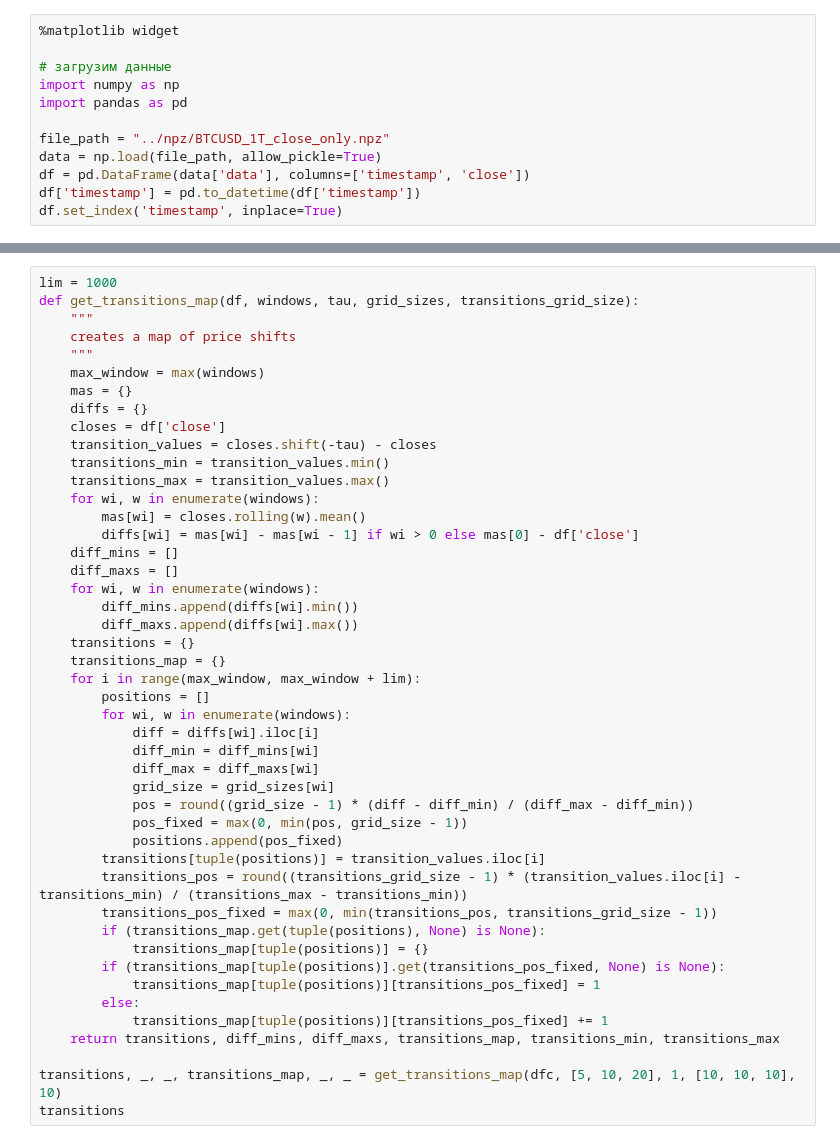
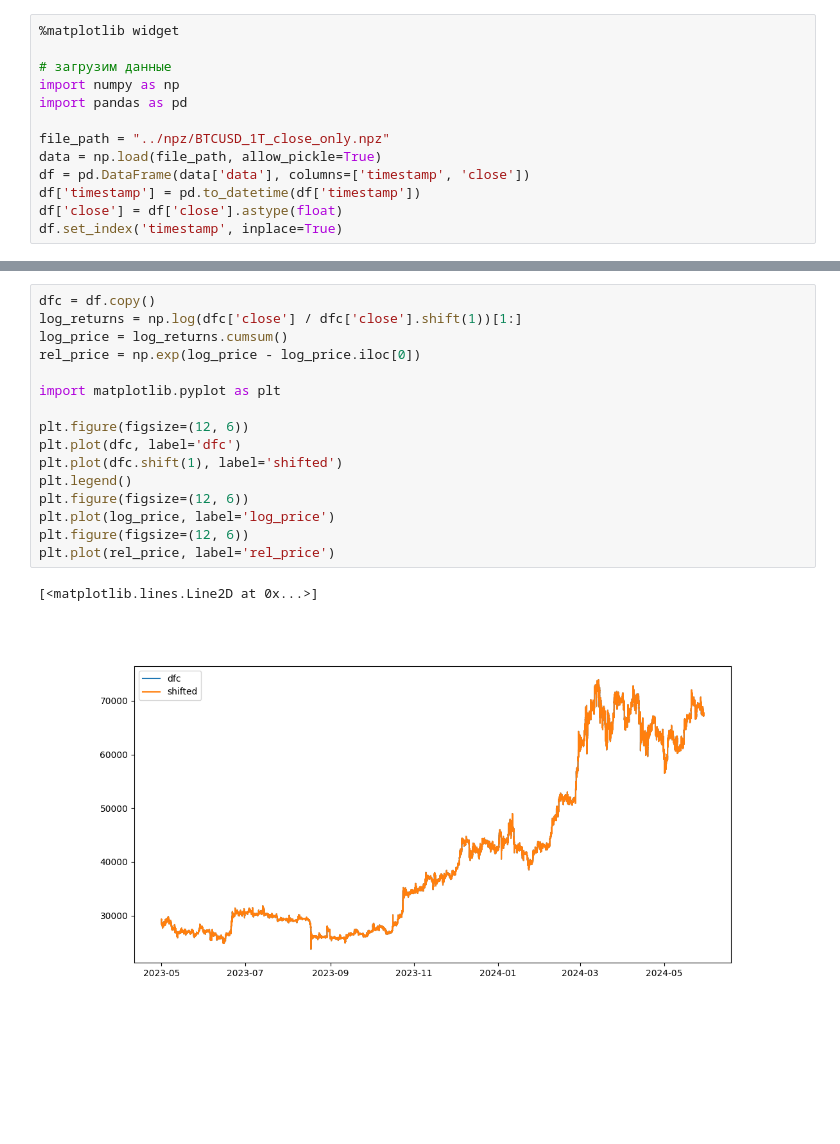
Before and after one commit to barsv/inv, a Jupyter notebook: attractors/fp5.ipynb, the cells around one changed output, grey strips where cells are left out. Drawn from its saved outputs; the diff is of its cells as text; blank space fills up the shorter version.

```diff
--- a/attractors/fp5.ipynb
+++ b/attractors/fp5.ipynb
@@ -9,6 +9,7 @@ file_path = "../npz/BTCUSD_1T_close_only.npz"
 data = np.load(file_path, allow_pickle=True)
 df = pd.DataFrame(data['data'], columns=['timestamp', 'close'])
 df['timestamp'] = pd.to_datetime(df['timestamp'])
+df['close'] = df['close'].astype(float)
 df.set_index('timestamp', inplace=True)
 # %%
 dfc = df[:100000].copy()
@@ -91,46 +125,19 @@ filtered_transitions_map
-# %%
-lim = 1000
-def get_transitions_map(df, windows, tau, grid_sizes, transitions_grid_size):
-    """
-    creates a map of price shifts
-    """
-    max_window = max(windows)
-    mas = {}
-    diffs = {}
-    closes = df['close']
-    transition_values = closes.shift(-tau) - closes
-    transitions_min = transition_values.min()
-    transitions_max = transition_values.max()
-    for wi, w in enumerate(windows):
-        mas[wi] = closes.rolling(w).mean()
-        diffs[wi] = mas[wi] - mas[wi - 1] if wi > 0 else mas[0] - df['close']
-    diff_mins = []
-    diff_maxs = []
-    for wi, w in enumerate(windows):
-        diff_mins.append(diffs[wi].min())
-        diff_maxs.append(diffs[wi].max())
-    transitions = {}
-    transitions_map = {}
-    for i in range(max_window, max_window + lim):
-        positions = []
-        for wi, w in enumerate(windows):
-            diff = diffs[wi].iloc[i]
-            diff_min = diff_mins[wi]
-            diff_max = diff_maxs[wi]
-            grid_size = grid_sizes[wi]
-            pos = round((grid_size - 1) * (diff - diff_min) / (diff_max - diff_min))
-            pos_fixed = max(0, min(pos, grid_size - 1))
-            positions.append(pos_fixed)
-        transitions[tuple(positions)] = transition_values.iloc[i]
-        transitions_pos = round((transitions_grid_size - 1) * (transition_values.iloc[i] - transitions_min) / (transitions_max - transitions_min))
-        transitions_pos_fixed = max(0, min(transitions_pos, transitions_grid_size - 1))
-        if (transitions_map.get(tuple(positions), None) is None):
-            transitions_map[tuple(positions)] = {}
-        if (transitions_map[tuple(positions)].get(transitions_pos_fixed, None) is None):
-            transitions_map[tuple(positions)][transitions_pos_fixed] = 1
-        else:
-            transitions_map[tuple(positions)][transitions_pos_fixed] += 1
-    return transitions, diff_mins, diff_maxs, transitions_map, transitions_min, transitions_max
-
-transitions, _, _, transitions_map, _, _ = get_transitions_map(dfc, [5, 10, 20], 1, [10, 10, 10], 10)
-transitions
+# %%
+dfc = df.copy()
+log_returns = np.log(dfc['close'] / dfc['close'].shift(1))[1:]
+log_price = log_returns.cumsum()
+rel_price = np.exp(log_price - log_price.iloc[0])
+
+import matplotlib.pyplot as plt
+
+plt.figure(figsize=(12, 6))
+plt.plot(dfc, label='dfc')
+plt.plot(dfc.shift(1), label='shifted')
+plt.legend()
+plt.figure(figsize=(12, 6))
+plt.plot(log_price, label='log_price')
+plt.figure(figsize=(12, 6))
+plt.plot(rel_price, label='rel_price')
+# %% [output]
+[<matplotlib.lines.Line2D at 0x...>]
+[figure, added]
```
Also changed, not shown: parts of 6 cells of this notebook.
